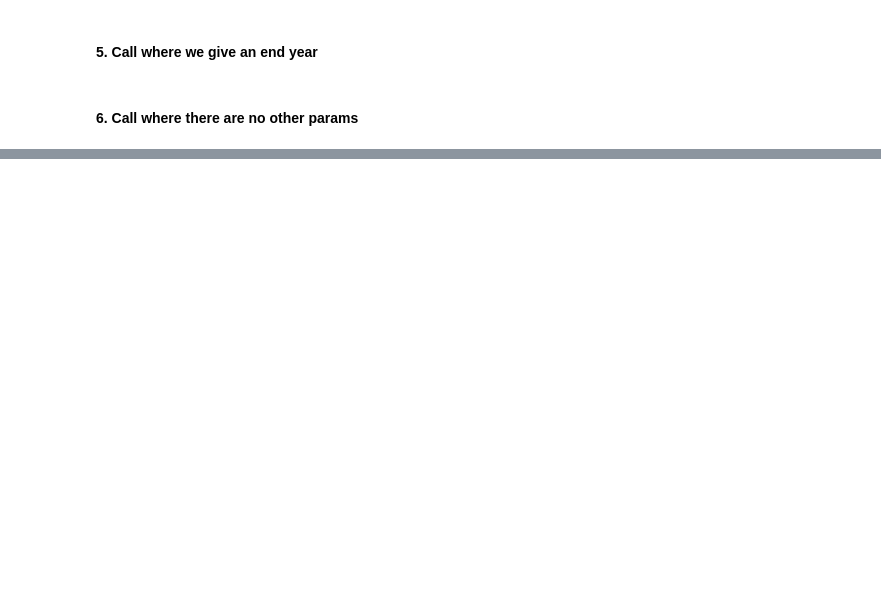
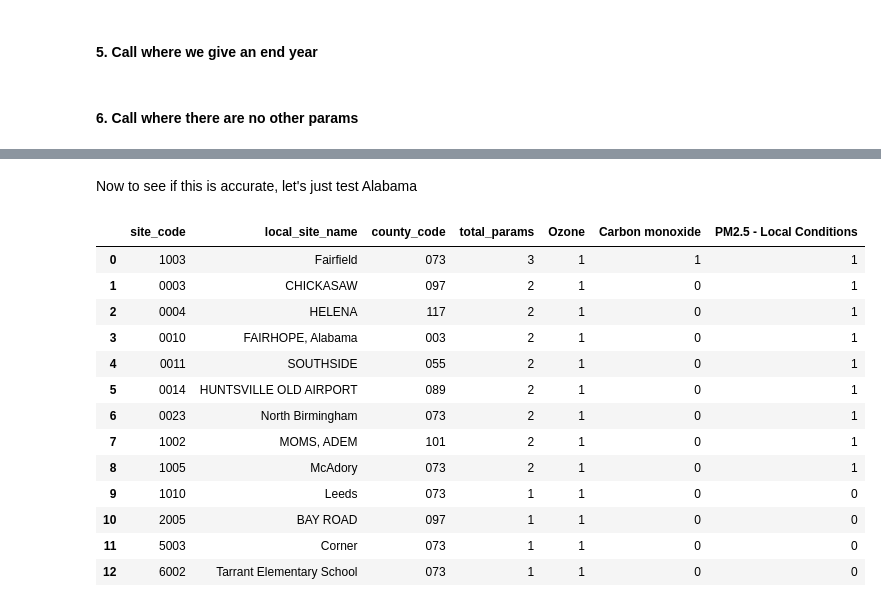
Before and after one commit to osrussell/atmospheric_chem_ML, a Jupyter notebook: test_suite.ipynb, the cells around one changed output, grey strips where cells are left out. Saved outputs shown, nothing was run; the diff lists cells and outputs as text; code cells hidden in the pictures; blank space fills up the shorter version.

```diff
--- a/test_suite.ipynb
+++ b/test_suite.ipynb
@@ -350,0 +405,20 @@ TypeError: 'NoneType' object is not subscriptable
+# %% [markdown]
+Now to see if this is accurate, let's just test Alabama
+# %%
+df = findsites.best_sites_state('01', 2010)
+df
+# %% [output]
+|  | site_code | local_site_name | county_code | total_params | Ozone | Carbon monoxide | PM2.5 - Local Conditions |
+| 0 | 1003 | Fairfield | 073 | 3 | 1 | 1 | 1 |
+| 1 | 0003 | CHICKASAW | 097 | 2 | 1 | 0 | 1 |
+| 2 | 0004 | HELENA | 117 | 2 | 1 | 0 | 1 |
+| 3 | 0010 | FAIRHOPE, Alabama | 003 | 2 | 1 | 0 | 1 |
+| 4 | 0011 | SOUTHSIDE | 055 | 2 | 1 | 0 | 1 |
+| 5 | 0014 | HUNTSVILLE OLD AIRPORT | 089 | 2 | 1 | 0 | 1 |
+| 6 | 0023 | North Birmingham | 073 | 2 | 1 | 0 | 1 |
+| 7 | 1002 | MOMS, ADEM | 101 | 2 | 1 | 0 | 1 |
+| 8 | 1005 | McAdory | 073 | 2 | 1 | 0 | 1 |
+| 9 | 1010 | Leeds | 073 | 1 | 1 | 0 | 0 |
+| 10 | 2005 | BAY ROAD | 097 | 1 | 1 | 0 | 0 |
+| 11 | 5003 | Corner | 073 | 1 | 1 | 0 | 0 |
+| 12 | 6002 | Tarrant Elementary School | 073 | 1 | 1 | 0 | 0 |
```
Also changed, not shown: parts of 36 cells of this notebook, 6 other files.
